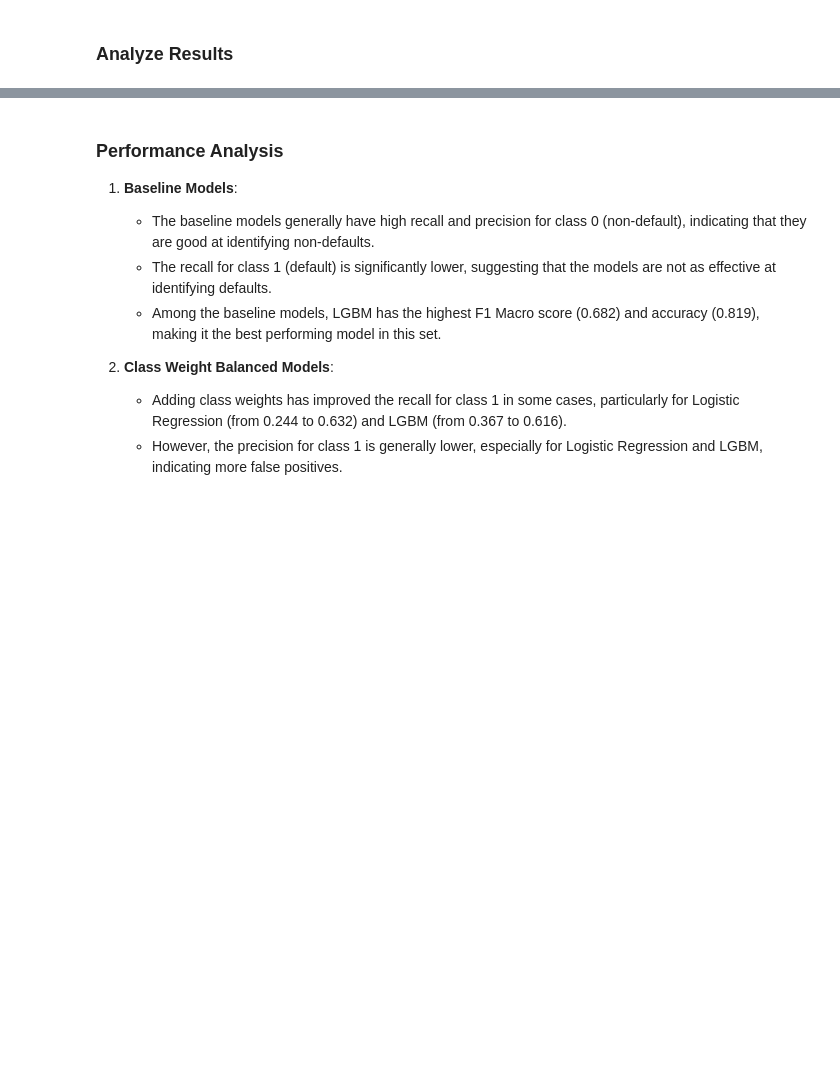
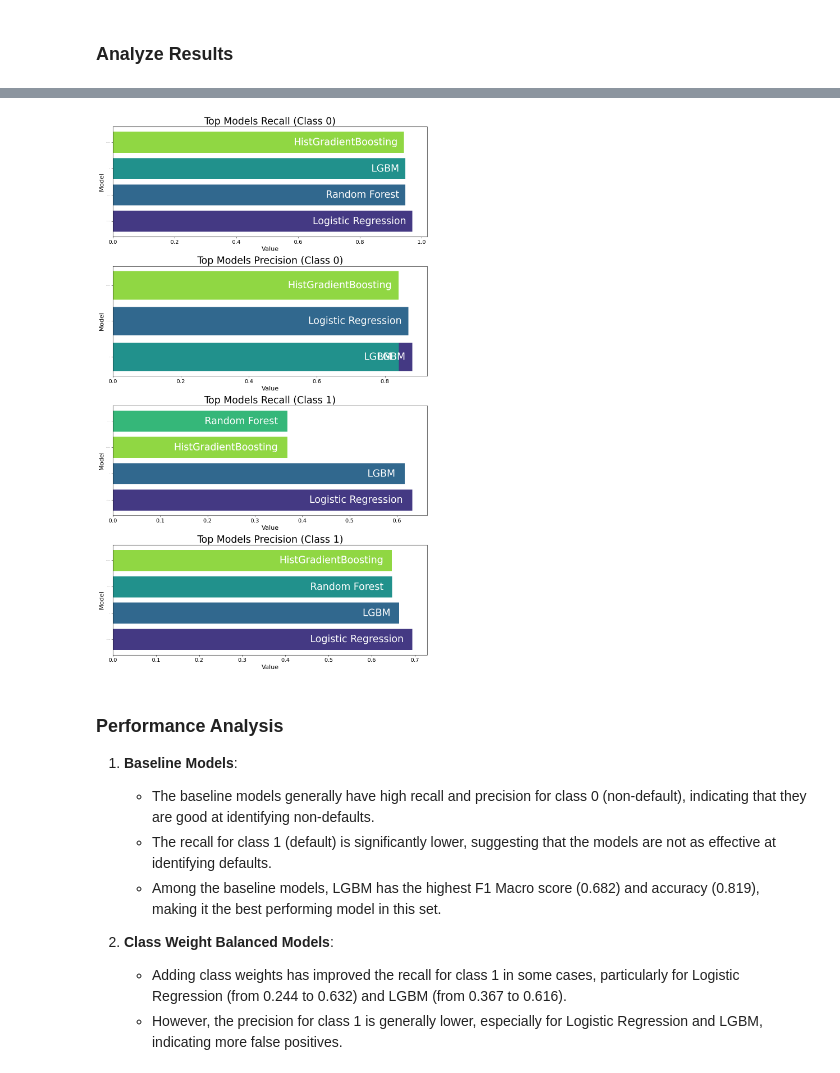
Before and after one commit to micah-shull/Machine_Learning_Pipelines, a Jupyter notebook: pipelines_16_ensemble_041_balance_weights_&_resampling.ipynb, the cells around one changed output, grey strips where cells are left out. Cells and saved outputs as stored; diff of their text form; code cells hidden in the pictures; blank space fills up the shorter version.

Commit message:
Update performance plots. Compare weighting and resampling metrics to baseline.

```diff
--- a/pipelines_16_ensemble_041_balance_weights_&_resampling.ipynb
+++ b/pipelines_16_ensemble_041_balance_weights_&_resampling.ipynb
@@ -152,6 +144,3 @@ combined_metrics_df
 | 5 | Random Forest | class_weight_balanced | 0.947143 | 0.835094 | 0.887597 | 0.341372 | 0.647143 | 0.446966 | 0.667281 | ... |
 | 6 | HistGradientBoosting | class_weight_balanced | 0.942863 | 0.840198 | 0.888575 | 0.368500 | 0.646825 | 0.469515 | 0.679045 | ... |
 | 7 | LGBM | class_weight_balanced | 0.799700 | 0.880122 | 0.837986 | 0.616428 | 0.466363 | 0.530996 | 0.684491 | ... |
-# %%
-combined_metrics_df[['Model', 'Experiment']] = combined_metrics_df[['Model', 'Experiment']].astype('category')
-combined_metrics_df.info()
@@ -228,3 +147,36 @@ plot_recall_precision(combined_metrics_df)
+# %%
+import matplotlib.pyplot as plt
+import seaborn as sns
+
+data = get_top_performers(combined_metrics_df, top_n=5)
+
+# Function to plot using Matplotlib
+def plot_top_performers(metrics_df):
+    metrics = ['Recall_0', 'Precision_0', 'Recall_1', 'Precision_1']
+    titles = ['Top Models Recall (Class 0)', 'Top Models Precision (Class 0)', 'Top Models Recall (Class 1)', 'Top Models Precision (Class 1)']
+
+    fig, axes = plt.subplots(4, 1, figsize=(12, 20))
+
+    for ax, metric, title in zip(axes, metrics, titles):
+        subset = metrics_df[metrics_df['Metric'] == metric].sort_values(by='Value', ascending=False)
+        bars = ax.barh(subset['Model'], subset['Value'], color=sns.color_palette("viridis", n_colors=len(subset)))
+        ax.set_title(title, fontsize=25)
+        ax.set_xlabel('Value', fontsize=16)
+        ax.set_ylabel('Model', fontsize=16)
+        ax.tick_params(axis='x', which='major', labelsize=14)  # Only show x-axis labels
+        ax.tick_params(axis='y', which='major', labelsize=0)  # Hide y-axis labels
+
+        for bar, (value, model) in zip(bars, zip(subset['Value'], subset['Model'])):
+            ax.text(bar.get_width() - 0.02, bar.get_y() + bar.get_height()/2,
+                    f'{model}', ha='right', va='center', fontsize=25, color='white')
+
+    plt.tight_layout()
+    plt.show()
+
+# Example usage
+plot_top_performers(data)
+# %% [output]
+[figure, added]
 # %% [markdown]
 ### Performance Analysis
 
```
Also changed, not shown: parts of 8 cells of this notebook.
